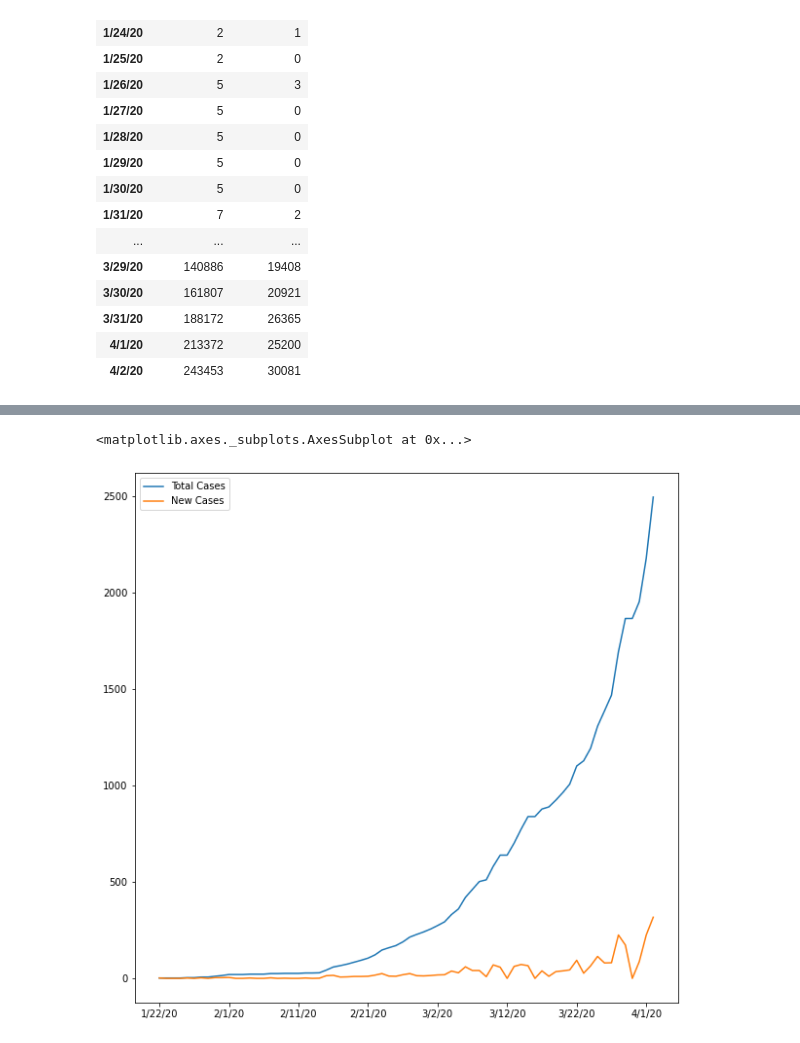
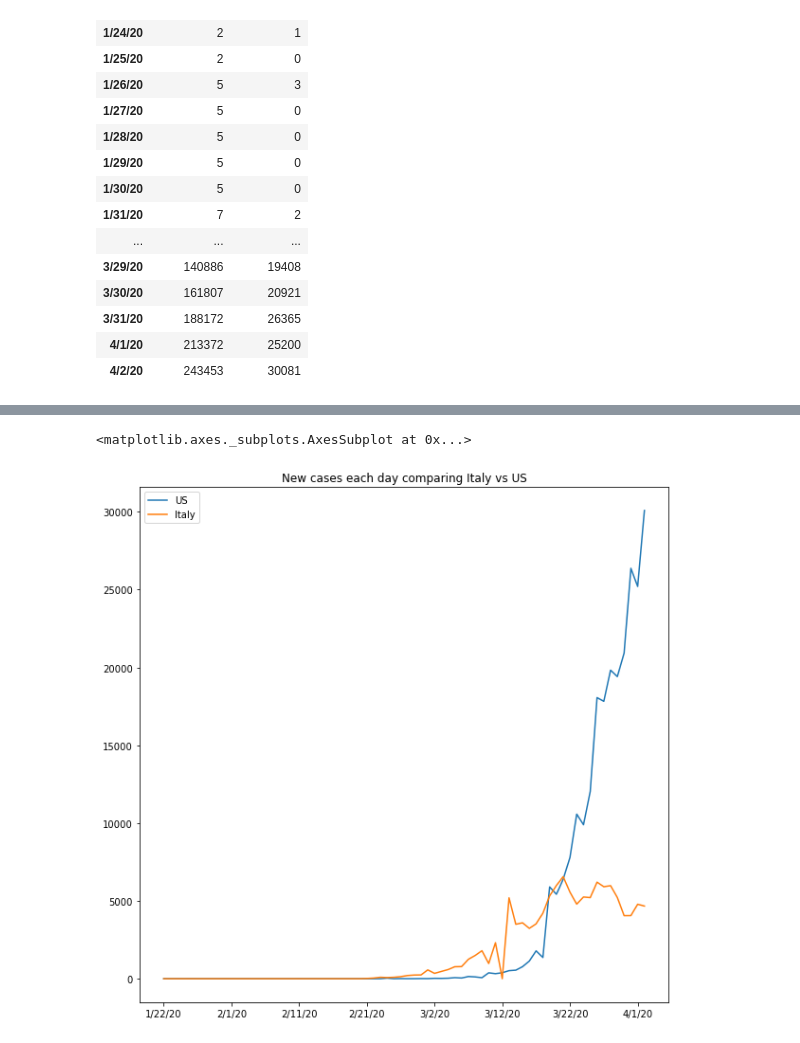
Before and after one commit to whynotavailable/notebooks, a Jupyter notebook: covid/time_series.ipynb, the cells around one changed output, grey strips where cells are left out. Saved outputs shown, nothing was run; the diff lists cells and outputs as text; code cells hidden in the pictures.

```diff
--- a/covid/time_series.ipynb
+++ b/covid/time_series.ipynb
@@ -73,5 +79,9 @@ get_cleaned('Italy').plot(figsize=(10,10))
-# %%
-get_cleaned('Japan').plot(figsize=(10,10))
-# %% [output]
-<matplotlib.axes._subplots.AxesSubplot at 0x...>
-[figure, removed]
+# %%
+ndf = pd.DataFrame(data={
+    "US": us['New Cases'],
+    'Italy': italy['New Cases']
+})
+ndf.plot(figsize=(10,10), title="New cases each day comparing Italy vs US")
+# %% [output]
+<matplotlib.axes._subplots.AxesSubplot at 0x...>
+[figure, added]
```
Also changed, not shown: parts of 3 cells of this notebook.
